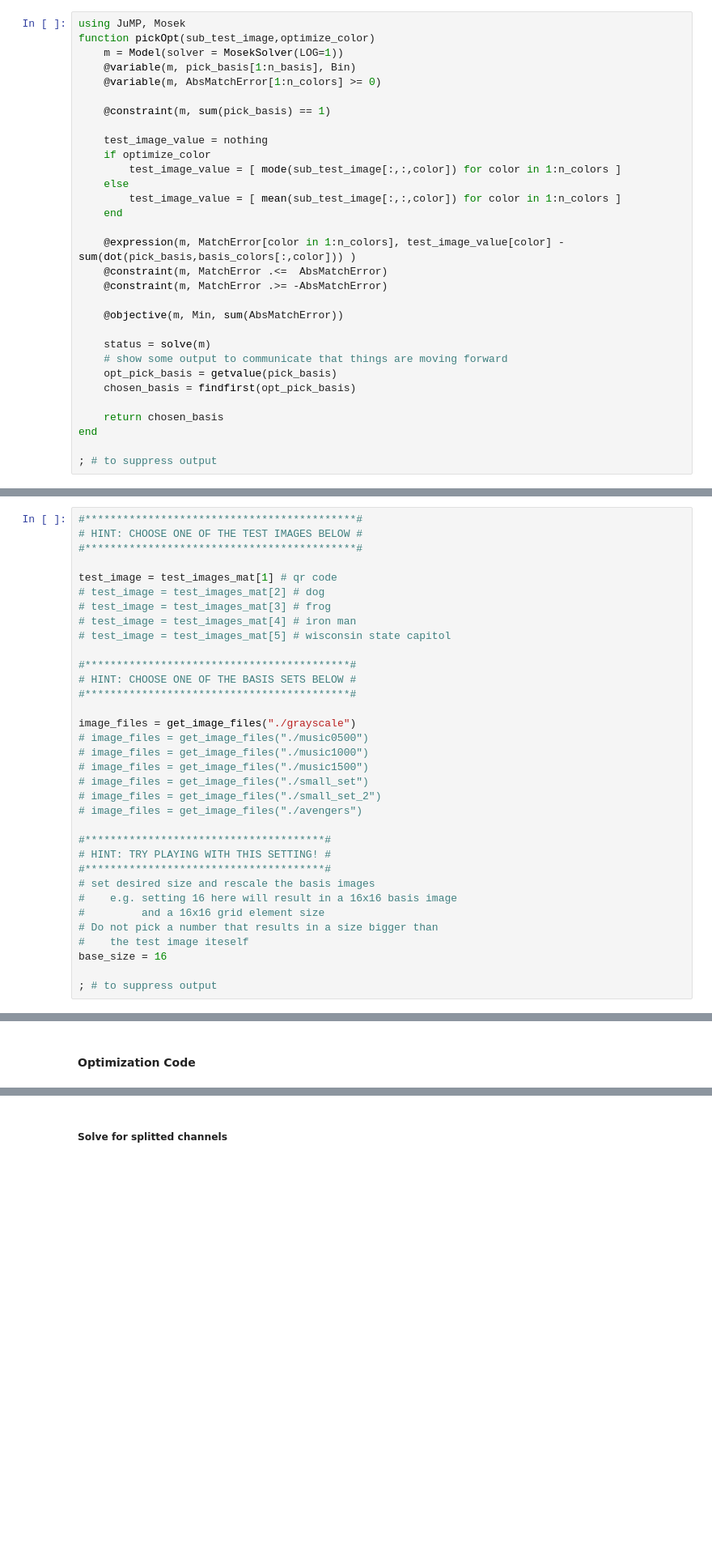
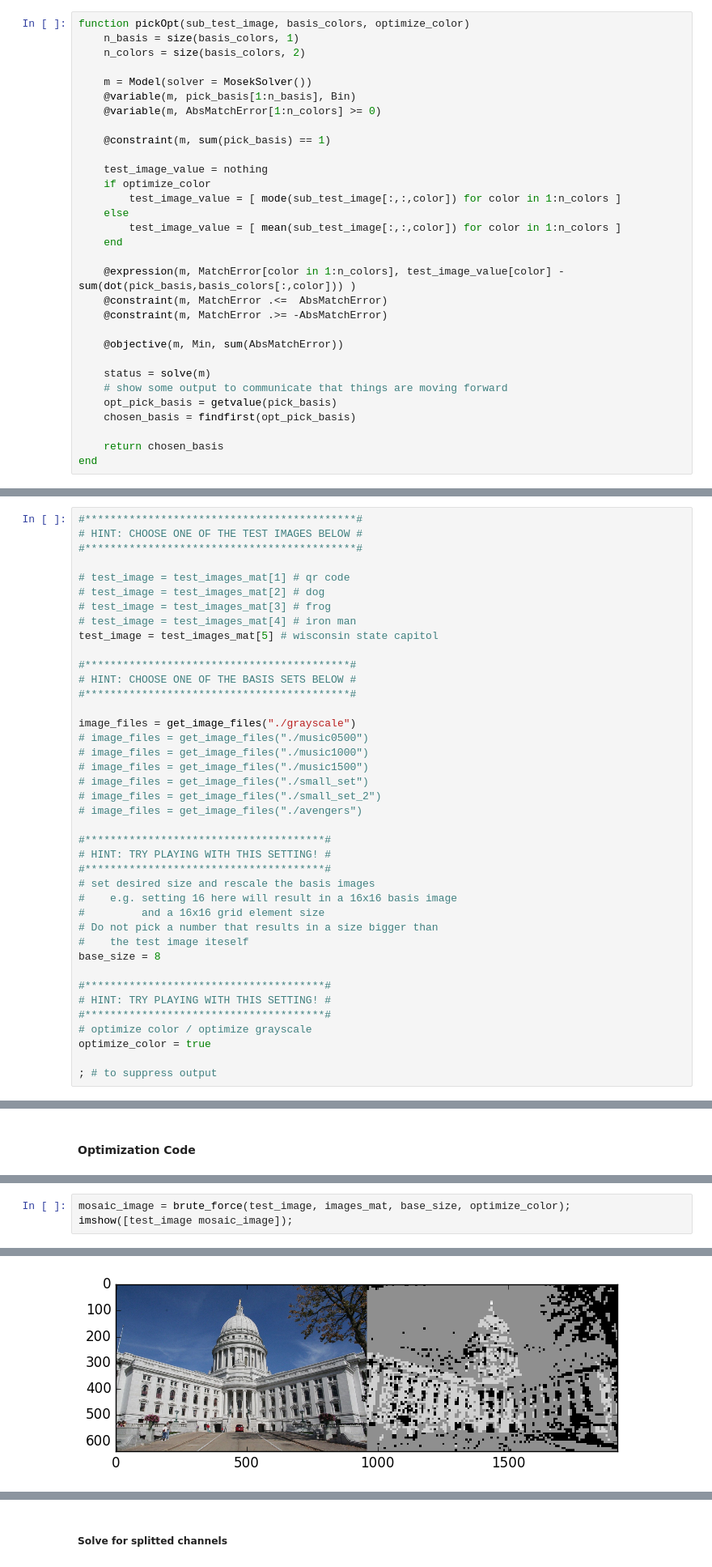
Before and after one commit to saraghav/ECE524_FinalProject, a Jupyter notebook: Project_Report.ipynb, the cells around one changed output, grey strips where cells are left out. Shown at 81% size. Cells and saved outputs as stored; diff of their text form; blank space fills up the shorter version.

Commit message:
First cut at functionizing split RGB

```diff
--- a/Project_Report.ipynb
+++ b/Project_Report.ipynb
@@ -208,9 +208,11 @@ println(length(test_images_mat), " test image files loaded")
 
 The optimization of a single grid element put in a function, using JuMP. This function uses approaches 2.B and 2.C (mean and mode of the image).
 # %%
-using JuMP, Mosek
-function pickOpt(sub_test_image,optimize_color)
-    m = Model(solver = MosekSolver(LOG=1))
+function pickOpt(sub_test_image, basis_colors, optimize_color)
+    n_basis = size(basis_colors, 1)
+    n_colors = size(basis_colors, 2)
+
+    m = Model(solver = MosekSolver())
     @variable(m, pick_basis[1:n_basis], Bin)
     @variable(m, AbsMatchError[1:n_colors] >= 0)
 
@@ -236,5 +238,3 @@ function pickOpt(sub_test_image,optimize_color)
 
     return chosen_basis
 end
-
-; # to suppress output
@@ -248,11 +250,11 @@ Try mosaicking our first image. Target is a black and white QR code image, and w
 # HINT: CHOOSE ONE OF THE TEST IMAGES BELOW #
 #*******************************************#
 
-test_image = test_images_mat[1] # qr code
+# test_image = test_images_mat[1] # qr code
 # test_image = test_images_mat[2] # dog
 # test_image = test_images_mat[3] # frog
 # test_image = test_images_mat[4] # iron man
-# test_image = test_images_mat[5] # wisconsin state capitol
+test_image = test_images_mat[5] # wisconsin state capitol
 
 #******************************************#
 # HINT: CHOOSE ONE OF THE BASIS SETS BELOW #
@@ -274,6 +276,12 @@ image_files = get_image_files("./grayscale")
 #         and a 16x16 grid element size
 # Do not pick a number that results in a size bigger than
 #    the test image iteself
-base_size = 16
+base_size = 8
+
+#**************************************#
+# HINT: TRY PLAYING WITH THIS SETTING! #
+#**************************************#
+# optimize color / optimize grayscale
+optimize_color = true
 
 ; # to suppress output
@@ -343,0 +355,4 @@ RESULTS:
+# %%
+mosaic_image = brute_force(test_image, images_mat, base_size, optimize_color);
+imshow([test_image mosaic_image]);
+# %% [output]
@@ -344,3 +360,4 @@ RESULTS:
+[figure, added]
 # %% [markdown]
 ### 3.E. More complicated image with image library
 In this section, we are optimizing a real image with one of our libraries. We first solve the problem using the brute force way. Then several improvement are explored. Here is the image we are mosaicking.
```
Also changed, not shown: parts of 15 cells of this notebook, 1 other file.
